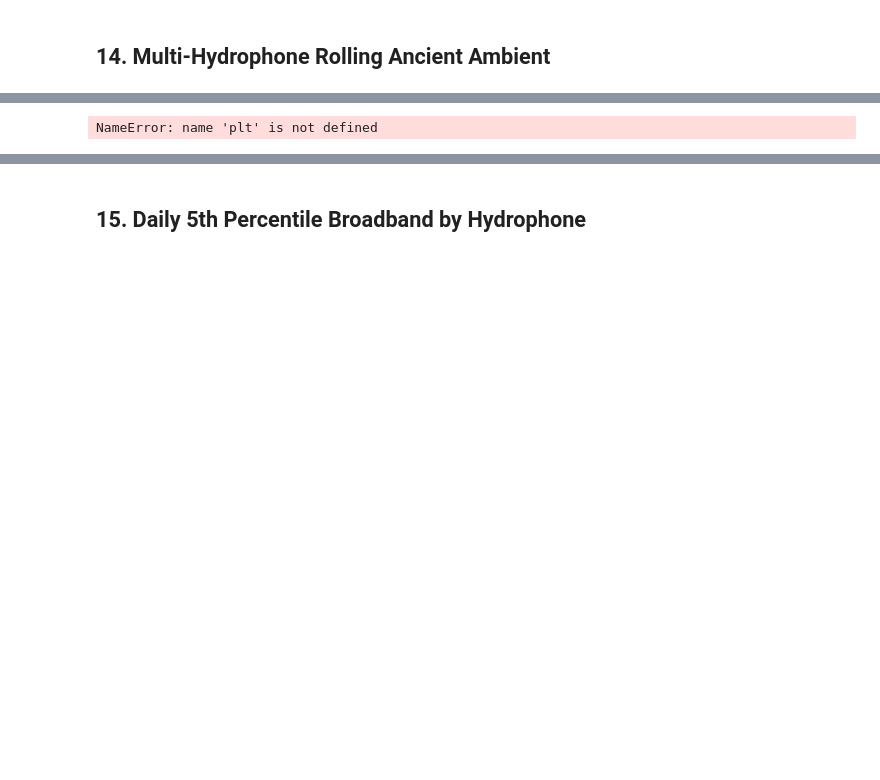
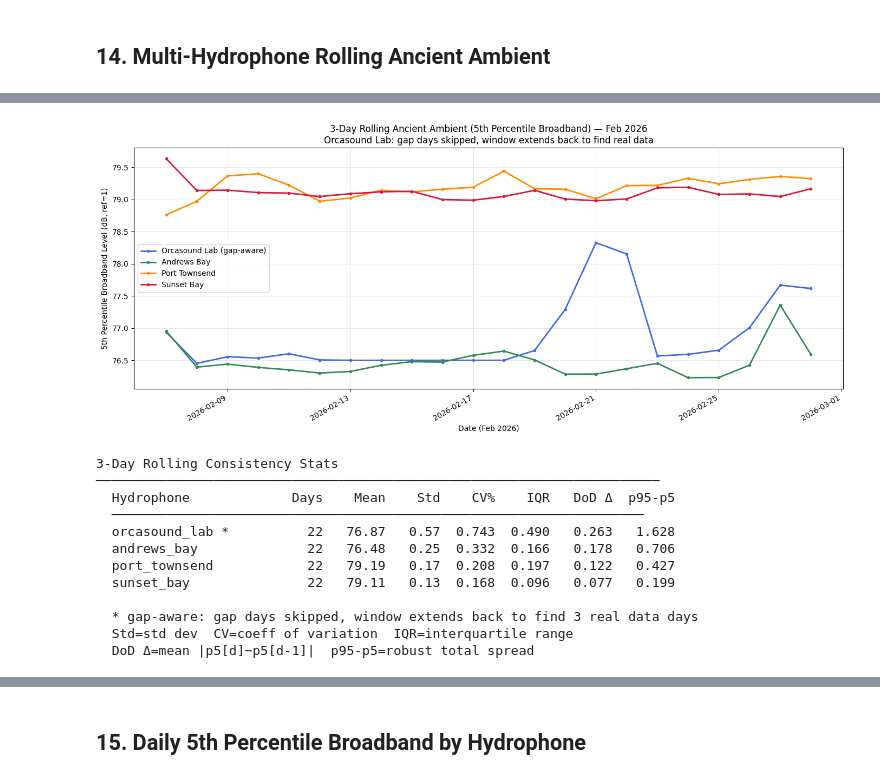
Before and after one commit to orcasound/ambient-sound-analysis, a Jupyter notebook: notebooks/ancient_ambient_comparison.ipynb, the cells around one changed output, grey strips where cells are left out. Cells and saved outputs as stored; diff of their text form; code cells hidden in the pictures; blank space fills up the shorter version.

```diff
--- a/notebooks/ancient_ambient_comparison.ipynb
+++ b/notebooks/ancient_ambient_comparison.ipynb
@@ -1453,5 +1472,5 @@ NameError: name 'datetime' is not defined
 # %%
-MIN_DAY_SECONDS = 100  # days with fewer seconds are treated as gap days
+MIN_DAY_SECONDS = 43200   # days with fewer seconds are treated as gap days
 
 
 def _rolling_window_df(df, target_day_n, window_days, daily_counts, gap_aware=False):
@@ -1629,34 +1648,46 @@ def plot_rolling_ambient(window_days: int, gap_aware_hydrophones=("orcasound_lab
     fig.autofmt_xdate()
     plt.tight_layout()
     plt.show()
 
     # ── Consistency stats table ───────────────────────────────────────────────
     print(f"\n{window_days}-Day Rolling Consistency Stats")
     print(f"{'─'*72}")
     print(f"  {'Hydrophone':<22} {'Days':>4}  {'Mean':>6}  {'Std':>5}  {'CV%':>5}  {'IQR':>5}  {'DoD Δ':>6}  {'p95-p5':>6}")
     print(f"  {'─'*68}")
     for name, info in rolling_stats.items():
         s   = info["stats"]
         gap = " *" if name in gap_aware_hydrophones else ""
         print(
             f"  {(name + gap):<22} {info['n_days']:>4}  "
             f"{info['mean']:>6.2f}  "
             f"{s['std_db']:>5.2f}  "
             f"{s['cv_pct']:>5.3f}  "
             f"{s['iqr_db']:>5.3f}  "
             f"{s['dod_db']:>6.3f}  "
             f"{s['pct95_5_db']:>6.3f}"
         )
     print(f"\n  * gap-aware: gap days skipped, window extends back to find {window_days} real data days")
     print( "  Std=std dev  CV=coeff of variation  IQR=interquartile range")
     print( "  DoD Δ=mean |p5[d]−p5[d-1]|  p95-p5=robust total spread")
 
     return daily_records
 
 
 daily_ambient_3d = plot_rolling_ambient(3)
 # %% [output]
+[figure, added]
-NameError: name 'plt' is not defined
+3-Day Rolling Consistency Stats
+────────────────────────────────────────────────────────────────────────
+  Hydrophone             Days    Mean    Std    CV%    IQR   DoD Δ  p95-p5
+  ────────────────────────────────────────────────────────────────────
+  orcasound_lab *          22   76.87   0.57  0.743  0.490   0.263   1.628
+  andrews_bay              22   76.48   0.25  0.332  0.166   0.178   0.706
+  port_townsend            22   79.19   0.17  0.208  0.197   0.122   0.427
+  sunset_bay               22   79.11   0.13  0.168  0.096   0.077   0.199
+
+  * gap-aware: gap days skipped, window extends back to find 3 real data days
+  Std=std dev  CV=coeff of variation  IQR=interquartile range
+  DoD Δ=mean |p5[d]−p5[d-1]|  p95-p5=robust total spread
 # %%
 # ── Compare 3-day vs 7-day rolling for all hydrophones ──────────────────────
 daily_ambient_7d = plot_rolling_ambient(7)
```
Also changed, not shown: parts of 10 cells of this notebook.
